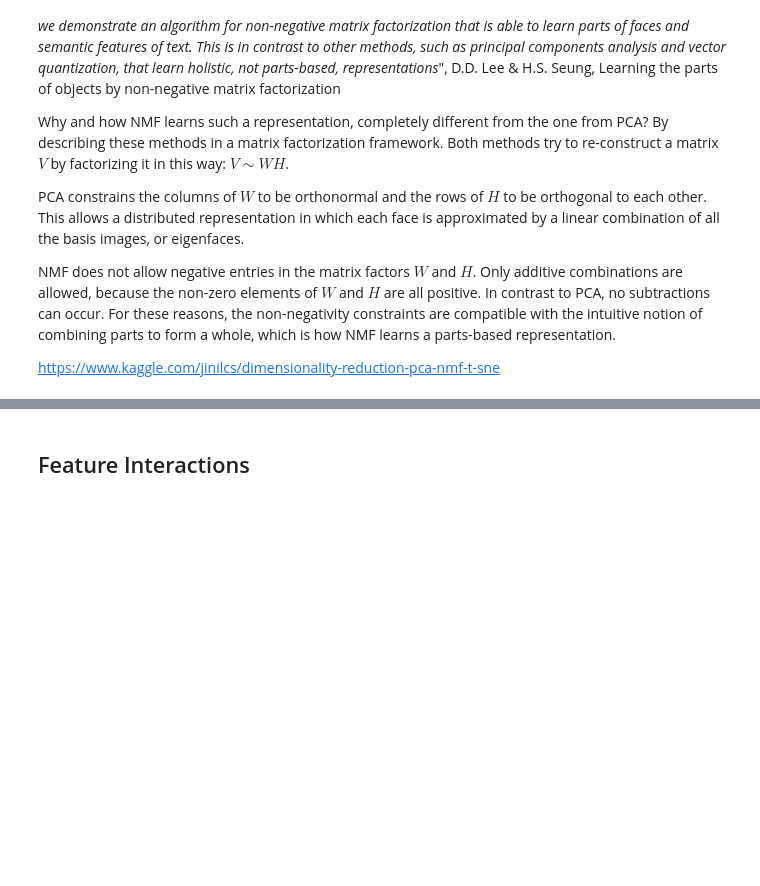
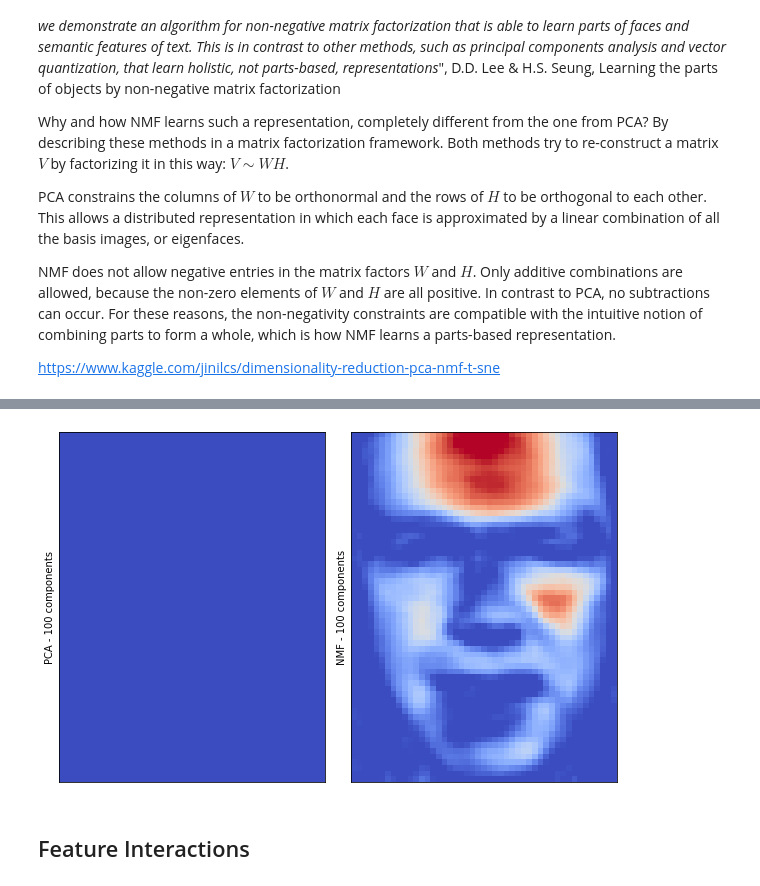
Before and after one commit to MachineLearningJournalClub/HowToTackleAMLCompetition, a Jupyter notebook: HowToTackleAMLCompetition/Lecture7|AdvancedFeatures.ipynb, the cells around one changed output, grey strips where cells are left out. Saved outputs shown, nothing was run; the diff lists cells and outputs as text; code cells hidden in the pictures; blank space fills up the shorter version.

```diff
--- a/HowToTackleAMLCompetition/Lecture7|AdvancedFeatures.ipynb
+++ b/HowToTackleAMLCompetition/Lecture7|AdvancedFeatures.ipynb
@@ -877,3 +955,21 @@ https://www.kaggle.com/jinilcs/dimensionality-reduction-pca-nmf-t-sne
+# %%
+# A little trick
+combined_data = np.array([pca.components_[0], nmf.components_[1]])
+#Get the min and max of all your data
+_min, _max = np.amin(combined_data), np.amax(combined_data)
+
+# Plot the results
+fig, ax = plt.subplots(1, 2, figsize=(10, 8),
+                       subplot_kw={'xticks':[], 'yticks':[]},
+                       gridspec_kw=dict(hspace=0.1, wspace=0.1))
+
+ax[0].imshow(pca.components_[0].reshape(62, 47), cmap='coolwarm', vmin = _min, vmax = _max)
+ax[1].imshow(nmf.components_[0].reshape(62, 47), cmap='coolwarm', vmin = _min, vmax = _max)
+
+ax[0].set_ylabel('PCA - 100 components')
+ax[1].set_ylabel('NMF - 100 components');
+# %% [output]
+[figure, added]
 # %% [markdown]
 ## Feature Interactions
 # %% [markdown]
```
Also changed, not shown: parts of 8 cells of this notebook.
